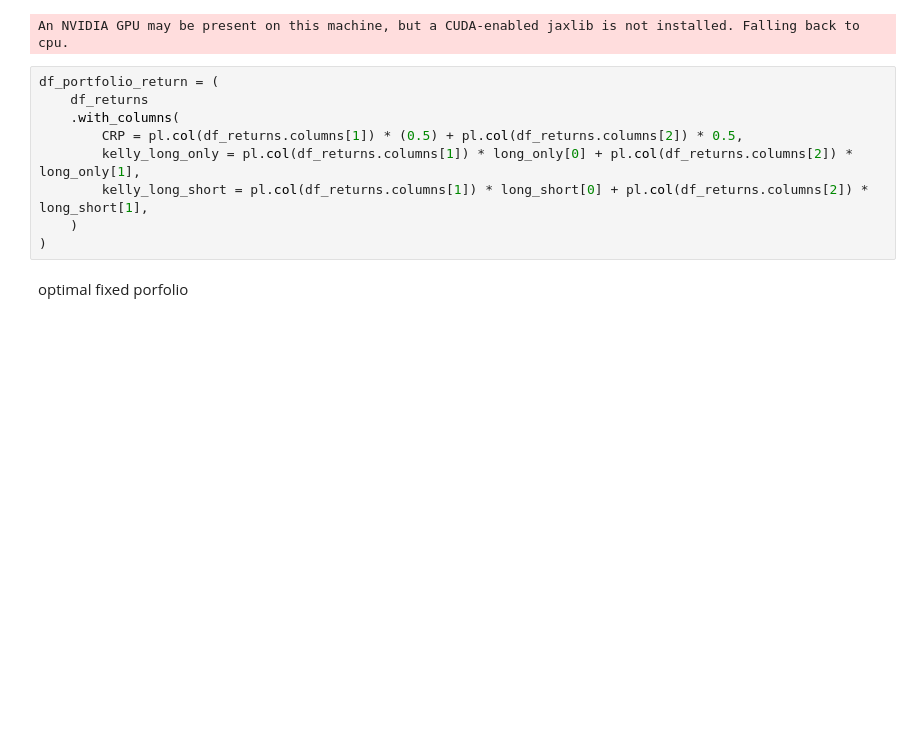
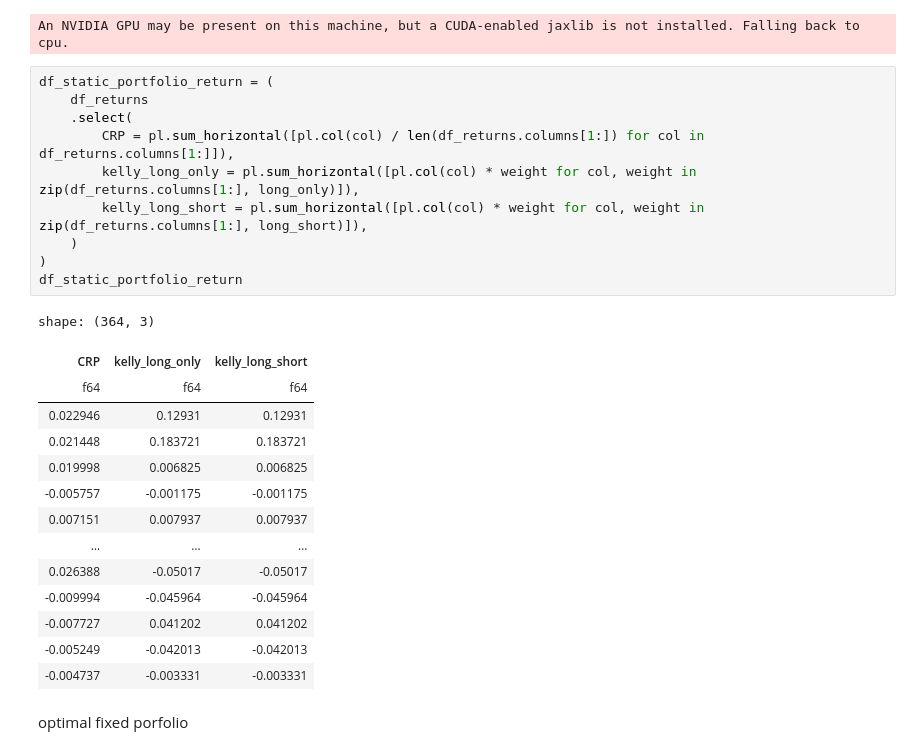
Before and after one commit to jialinyi94/online_pyfolio_opt, a Jupyter notebook: examples/eg_portfolio.ipynb, the cells around one changed output. Cells and saved outputs as stored; diff of their text form; blank space fills up the shorter version.

```diff
--- a/examples/eg_portfolio.ipynb
+++ b/examples/eg_portfolio.ipynb
@@ -77,15 +94,31 @@ long_only = best_kelly_portfolio(returns)
 long_short = best_kelly_portfolio(returns, short_selling=True)
 # %% [output]
 An NVIDIA GPU may be present on this machine, but a CUDA-enabled jaxlib is not installed. Falling back to cpu.
-# %%
-df_portfolio_return = (
-    df_returns
-    .with_columns(
-        CRP = pl.col(df_returns.columns[1]) * (0.5) + pl.col(df_returns.columns[2]) * 0.5,
-        kelly_long_only = pl.col(df_returns.columns[1]) * long_only[0] + pl.col(df_returns.columns[2]) * long_only[1],
-        kelly_long_short = pl.col(df_returns.columns[1]) * long_short[0] + pl.col(df_returns.columns[2]) * long_short[1],
-    )
-)
+# %%
+df_static_portfolio_return = (
+    df_returns
+    .select(
+        CRP = pl.sum_horizontal([pl.col(col) / len(df_returns.columns[1:]) for col in df_returns.columns[1:]]),
+        kelly_long_only = pl.sum_horizontal([pl.col(col) * weight for col, weight in zip(df_returns.columns[1:], long_only)]),
+        kelly_long_short = pl.sum_horizontal([pl.col(col) * weight for col, weight in zip(df_returns.columns[1:], long_short)]),
+    )
+)
+df_static_portfolio_return
+# %% [output]
+shape: (364, 3)
+| CRP | kelly_long_only | kelly_long_short |
+| f64 | f64 | f64 |
+| 0.022946 | 0.12931 | 0.12931 |
+| 0.021448 | 0.183721 | 0.183721 |
+| 0.019998 | 0.006825 | 0.006825 |
+| -0.005757 | -0.001175 | -0.001175 |
+| 0.007151 | 0.007937 | 0.007937 |
+| … | … | … |
+| 0.026388 | -0.05017 | -0.05017 |
+| -0.009994 | -0.045964 | -0.045964 |
+| -0.007727 | 0.041202 | 0.041202 |
+| -0.005249 | -0.042013 | -0.042013 |
+| -0.004737 | -0.003331 | -0.003331 |
 # %% [markdown]
 optimal fixed porfolio
 # %%
```
Also changed, not shown: parts of 12 cells of this notebook.
